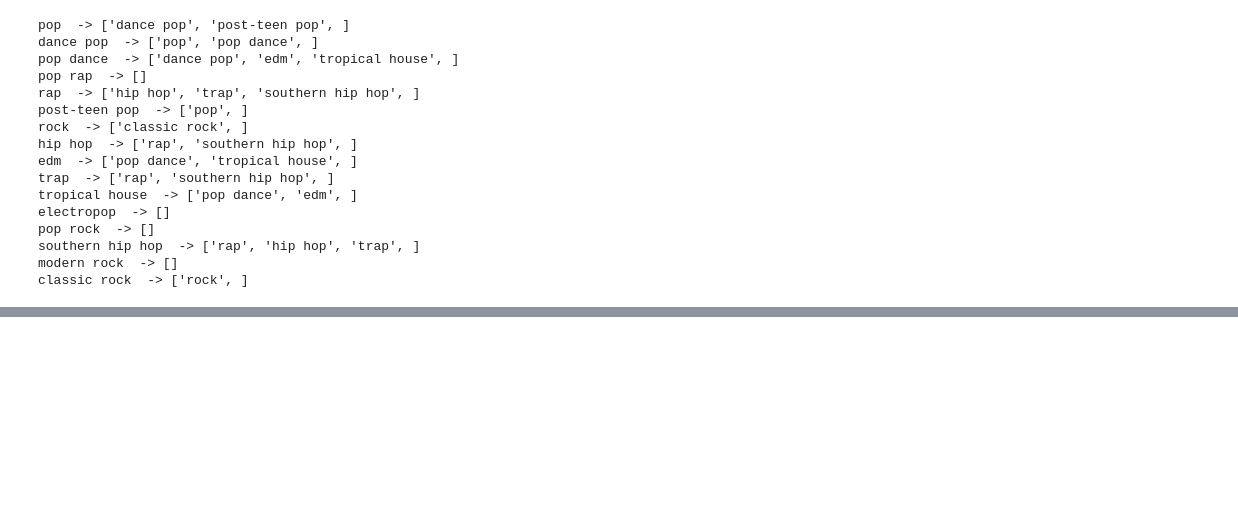
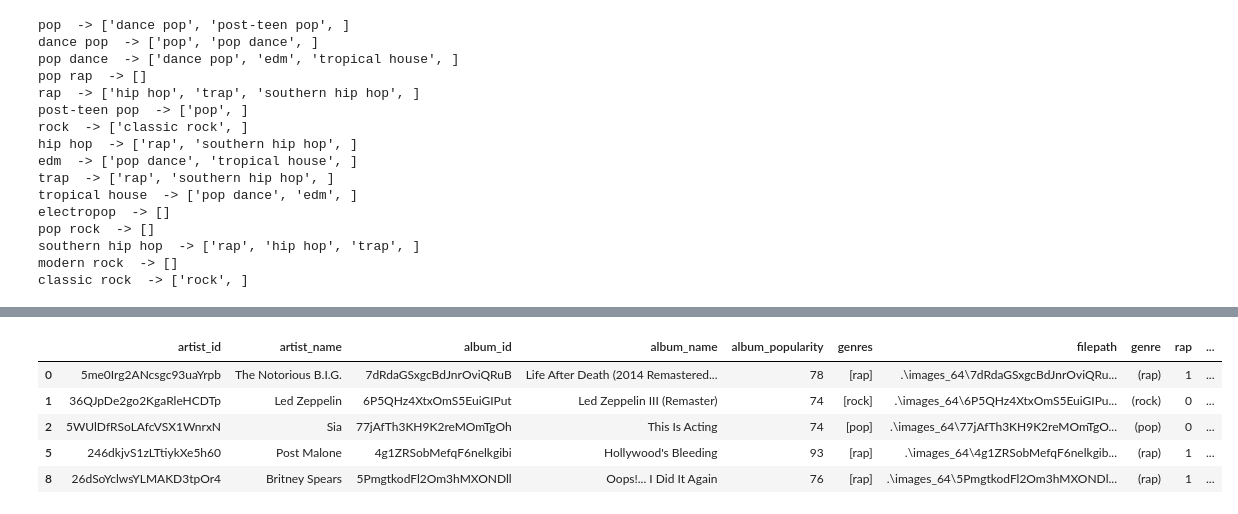
Before and after one commit to bojito/ml-album-popularity, a Jupyter notebook: 3 - Explore Dataset.ipynb, the cells around one changed output, grey strips where cells are left out. Drawn from its saved outputs; the diff is of its cells as text; code cells hidden in the pictures; blank space fills up the shorter version.

```diff
--- a/3 - Explore Dataset.ipynb
+++ b/3 - Explore Dataset.ipynb
@@ -306,0 +261,9 @@ Text(0.5, 1.0, 'Album Genre')
+# %%
+albums_df.head()
+# %% [output]
+|  | artist_id | artist_name | album_id | album_name | album_popularity | genres | filepath | genre | rap | ... |
+| 0 | 5me0Irg2ANcsgc93uaYrpb | The Notorious B.I.G. | 7dRdaGSxgcBdJnrOviQRuB | Life After Death (2014 Remastered... | 78 | [rap] | .\images_64\7dRdaGSxgcBdJnrOviQRu... | (rap) | 1 | ... |
+| 1 | 36QJpDe2go2KgaRleHCDTp | Led Zeppelin | 6P5QHz4XtxOmS5EuiGIPut | Led Zeppelin III (Remaster) | 74 | [rock] | .\images_64\6P5QHz4XtxOmS5EuiGIPu... | (rock) | 0 | ... |
+| 2 | 5WUlDfRSoLAfcVSX1WnrxN | Sia | 77jAfTh3KH9K2reMOmTgOh | This Is Acting | 74 | [pop] | .\images_64\77jAfTh3KH9K2reMOmTgO... | (pop) | 0 | ... |
+| 5 | 246dkjvS1zLTtiykXe5h60 | Post Malone | 4g1ZRSobMefqF6nelkgibi | Hollywood's Bleeding | 93 | [rap] | .\images_64\4g1ZRSobMefqF6nelkgib... | (rap) | 1 | ... |
+| 8 | 26dSoYclwsYLMAKD3tpOr4 | Britney Spears | 5PmgtkodFl2Om3hMXONDll | Oops!... I Did It Again | 76 | [rap] | .\images_64\5PmgtkodFl2Om3hMXONDl... | (rap) | 1 | ... |
```
Also changed, not shown: parts of 20 cells of this notebook.
